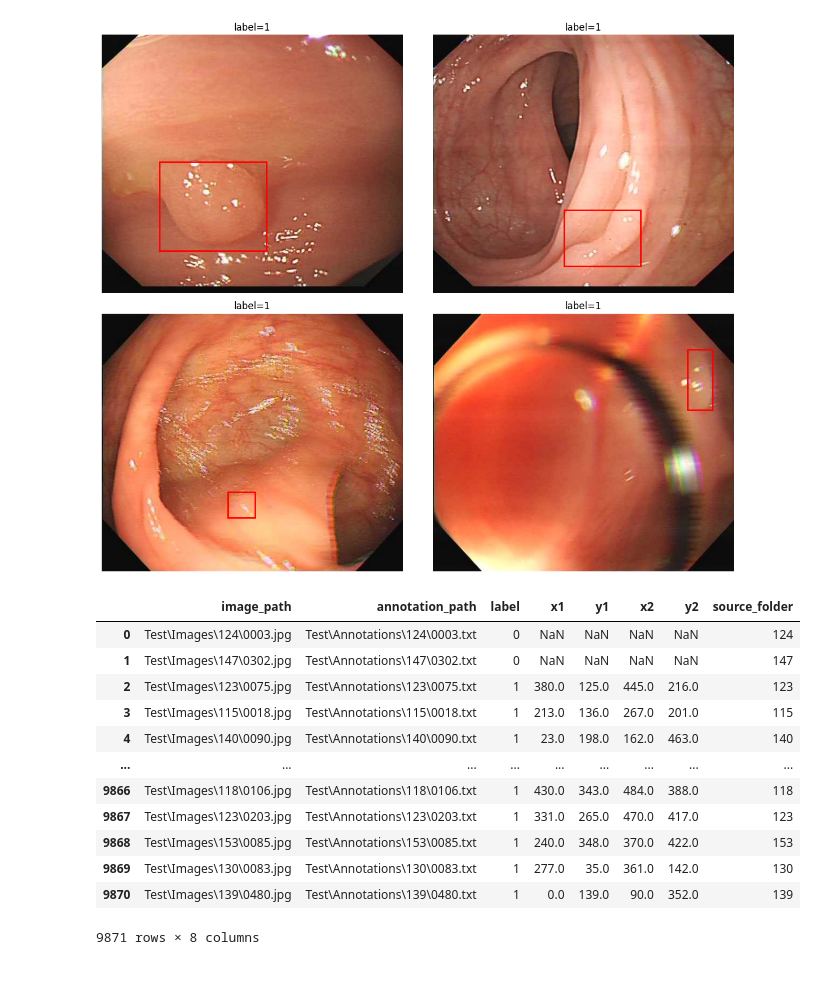
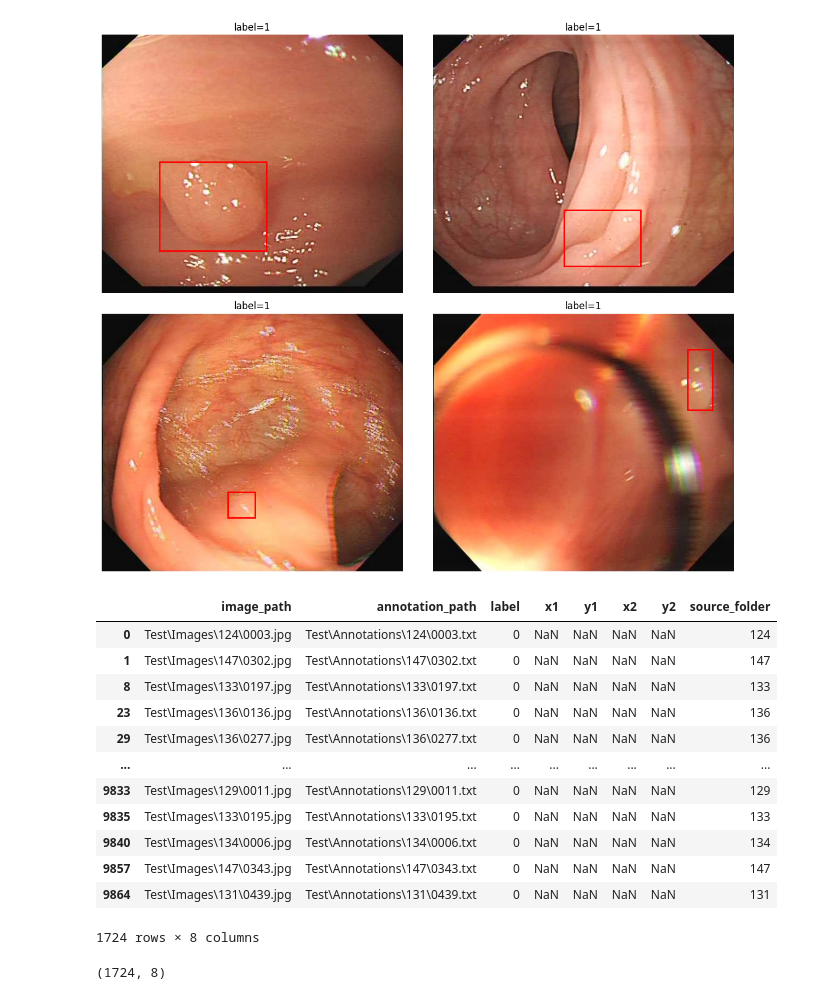
Before and after one commit to LanaCoded/Endoscopy, a Jupyter notebook: all_of_endoscopy.ipynb, the cells around one changed output. Drawn from its saved outputs; the diff is of its cells as text; code cells hidden in the pictures.

```diff
--- a/all_of_endoscopy.ipynb
+++ b/all_of_endoscopy.ipynb
@@ -196,18 +196,23 @@ plt.show()
 # %% [output]
 [figure]
 # %%
-train
+gan_data=train[train["label"] == 0]
+gan_data
 # %% [output]
 |  | image_path | annotation_path | label | x1 | y1 | x2 | y2 | source_folder |
 | 0 | Test\Images\124\0003.jpg | Test\Annotations\124\0003.txt | 0 | NaN | NaN | NaN | NaN | 124 |
 | 1 | Test\Images\147\0302.jpg | Test\Annotations\147\0302.txt | 0 | NaN | NaN | NaN | NaN | 147 |
-| 2 | Test\Images\123\0075.jpg | Test\Annotations\123\0075.txt | 1 | 380.0 | 125.0 | 445.0 | 216.0 | 123 |
-| 3 | Test\Images\115\0018.jpg | Test\Annotations\115\0018.txt | 1 | 213.0 | 136.0 | 267.0 | 201.0 | 115 |
-| 4 | Test\Images\140\0090.jpg | Test\Annotations\140\0090.txt | 1 | 23.0 | 198.0 | 162.0 | 463.0 | 140 |
+| 8 | Test\Images\133\0197.jpg | Test\Annotations\133\0197.txt | 0 | NaN | NaN | NaN | NaN | 133 |
+| 23 | Test\Images\136\0136.jpg | Test\Annotations\136\0136.txt | 0 | NaN | NaN | NaN | NaN | 136 |
+| 29 | Test\Images\136\0277.jpg | Test\Annotations\136\0277.txt | 0 | NaN | NaN | NaN | NaN | 136 |
 | ... | ... | ... | ... | ... | ... | ... | ... | ... |
-| 9866 | Test\Images\118\0106.jpg | Test\Annotations\118\0106.txt | 1 | 430.0 | 343.0 | 484.0 | 388.0 | 118 |
-| 9867 | Test\Images\123\0203.jpg | Test\Annotations\123\0203.txt | 1 | 331.0 | 265.0 | 470.0 | 417.0 | 123 |
-| 9868 | Test\Images\153\0085.jpg | Test\Annotations\153\0085.txt | 1 | 240.0 | 348.0 | 370.0 | 422.0 | 153 |
-| 9869 | Test\Images\130\0083.jpg | Test\Annotations\130\0083.txt | 1 | 277.0 | 35.0 | 361.0 | 142.0 | 130 |
-| 9870 | Test\Images\139\0480.jpg | Test\Annotations\139\0480.txt | 1 | 0.0 | 139.0 | 90.0 | 352.0 | 139 |
+| 9833 | Test\Images\129\0011.jpg | Test\Annotations\129\0011.txt | 0 | NaN | NaN | NaN | NaN | 129 |
+| 9835 | Test\Images\133\0195.jpg | Test\Annotations\133\0195.txt | 0 | NaN | NaN | NaN | NaN | 133 |
+| 9840 | Test\Images\134\0006.jpg | Test\Annotations\134\0006.txt | 0 | NaN | NaN | NaN | NaN | 134 |
+| 9857 | Test\Images\147\0343.jpg | Test\Annotations\147\0343.txt | 0 | NaN | NaN | NaN | NaN | 147 |
+| 9864 | Test\Images\131\0439.jpg | Test\Annotations\131\0439.txt | 0 | NaN | NaN | NaN | NaN | 131 |
-9871 rows × 8 columns
+1724 rows × 8 columns
+# %%
+gan_data.shape
+# %% [output]
+(1724, 8)
```
Also changed, not shown: parts of 1 cell of this notebook, 1 other file.
